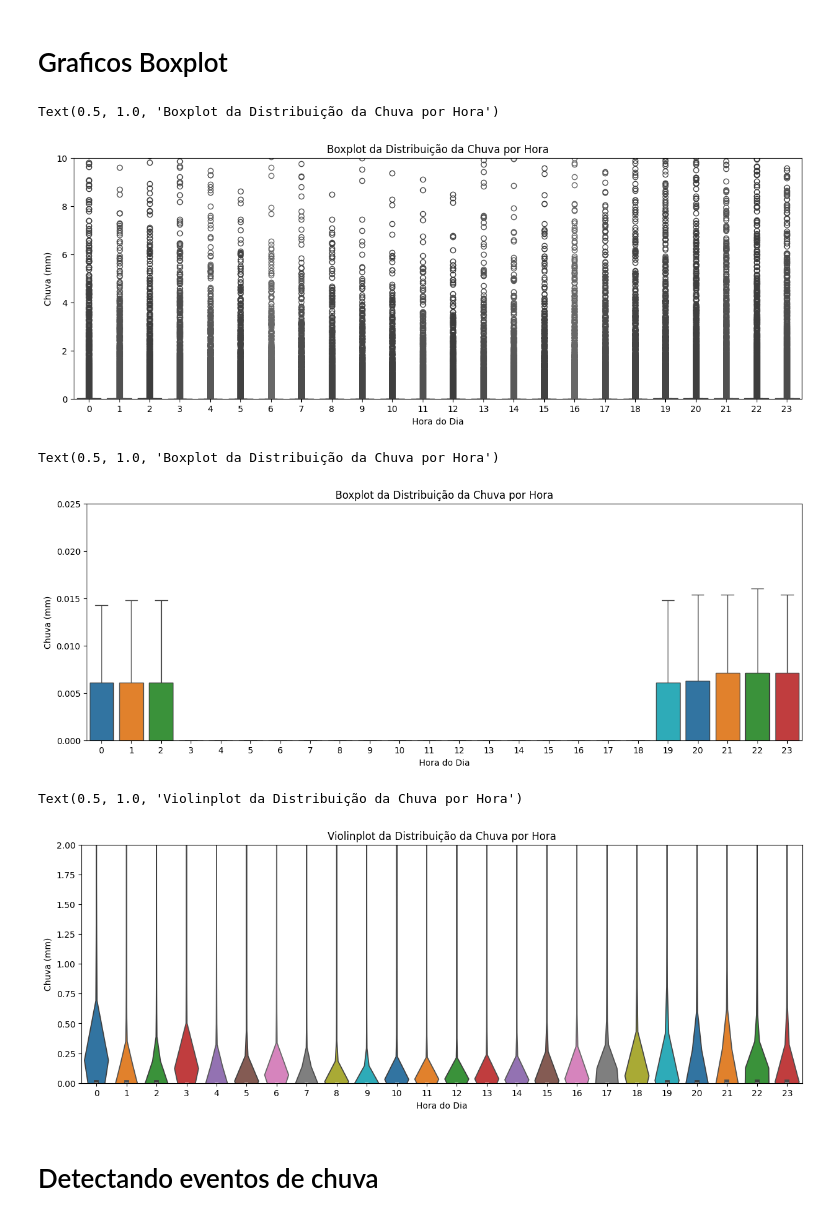
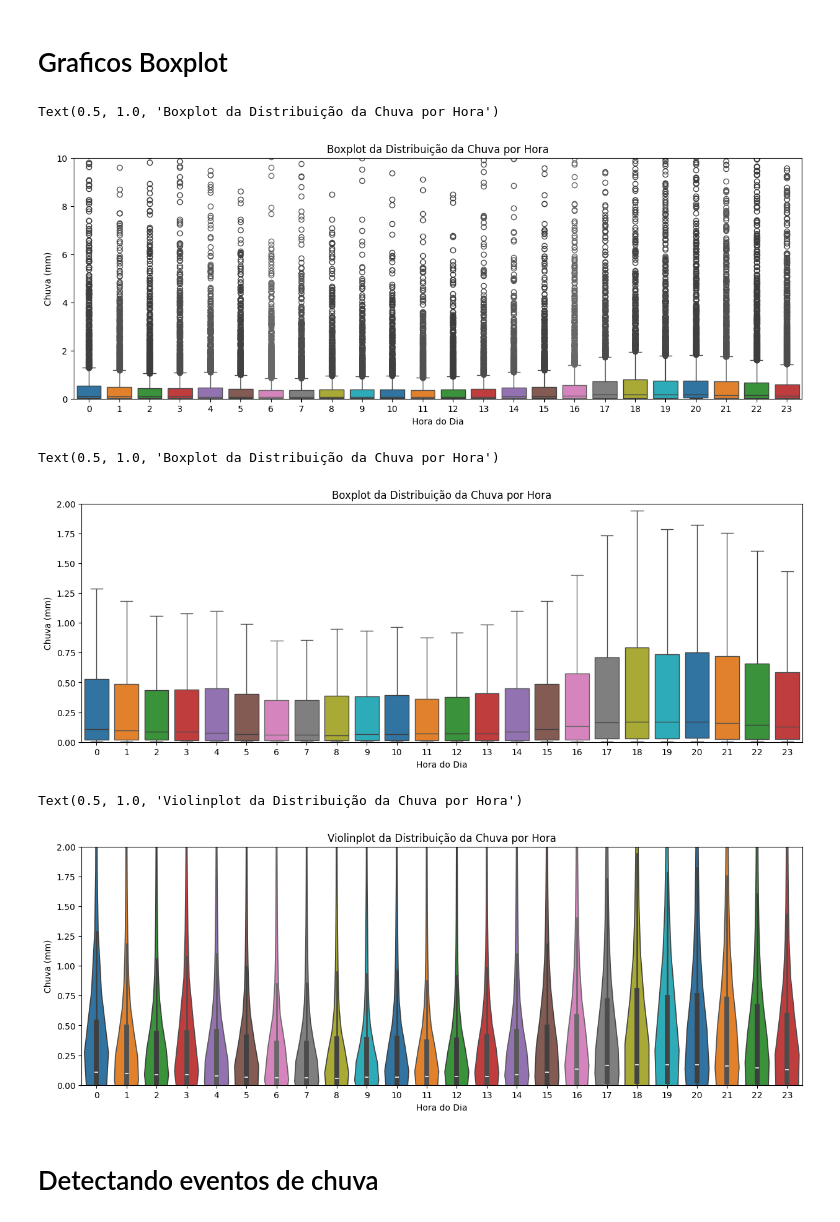
Before and after one commit to eduviana1/Eventos-Extremos-Cidade-do-Rio-de-Janeiro, a Jupyter notebook: (Edu)_TEEP_chuva_horaria.ipynb, the cells around one changed output. Saved outputs shown, nothing was run; the diff lists cells and outputs as text; code cells hidden in the pictures.

```diff
--- a/(Edu)_TEEP_chuva_horaria.ipynb
+++ b/(Edu)_TEEP_chuva_horaria.ipynb
@@ -62,47 +57,58 @@ df_estacoes
 # %% [markdown]
 # Graficos Boxplot
 # %%
-df_estacoes['Hora'] = df_estacoes['DataHora'].dt.hour
+# Boxplot distribuição horária
 fig, ax = plt.subplots(1,1, figsize = (15,5))
 
 for hora in range(0,24):
-  df_hora = df_estacoes[df_estacoes["Hora"] == hora].drop(columns = ['DataHora', 'Hora']).mean(axis = 1)
-  sns.boxplot(y = df_hora, x = [hora]*len(df_hora), ax = ax)
+  df_hora = (df_estacoes[(df_estacoes["Hora"] == hora)]
+             .drop(columns = ['DataHora', 'Hora'])
+             .mean(axis = 1) )
+  df_hora = df_hora[df_hora > 0.0]
+  sns.boxplot(y = df_hora, x = hora, ax = ax)
+
 ax.set_ylim(0,10)
 ax.set_xlabel('Hora do Dia')
 ax.set_ylabel('Chuva (mm)')
 ax.set_title('Boxplot da Distribuição da Chuva por Hora')
 # %% [output]
 Text(0.5, 1.0, 'Boxplot da Distribuição da Chuva por Hora')
-[figure, old version]
+[figure, new version]
 # %%
-df_estacoes['Hora'] = df_estacoes['DataHora'].dt.hour
+# Boxplot sem outliers
 fig, ax = plt.subplots(1,1, figsize = (15,5))
 
 for hora in range(0,24):
-  df_hora = df_estacoes[df_estacoes["Hora"] == hora].drop(columns = ['DataHora', 'Hora']).mean(axis = 1)
-  sns.boxplot(y = df_hora, x = [hora]*len(df_hora), ax = ax, showfliers = False)
-ax.set_ylim(0,0.025)
+  df_hora = (df_estacoes[(df_estacoes["Hora"] == hora)]
+             .drop(columns = ['DataHora', 'Hora'])
+             .mean(axis = 1) )
+  df_hora = df_hora[df_hora > 0.0]
+  sns.boxplot(y = df_hora, x = hora, ax = ax, showfliers = False)
+
+ax.set_ylim(0,2)
 ax.set_xlabel('Hora do Dia')
 ax.set_ylabel('Chuva (mm)')
 ax.set_title('Boxplot da Distribuição da Chuva por Hora')
 # %% [output]
 Text(0.5, 1.0, 'Boxplot da Distribuição da Chuva por Hora')
-[figure, old version]
+[figure, new version]
 # %%
-df_estacoes['Hora'] = df_estacoes['DataHora'].dt.hour
+# Violinplot
 fig, ax = plt.subplots(1,1, figsize = (15,5))
 
 for hora in range(0,24):
-  df_hora = df_estacoes[df_estacoes["Hora"] == hora].drop(columns = ['DataHora', 'Hora']).mean(axis = 1)
-  sns.violinplot(y = df_hora, x = [hora]*len(df_hora), ax = ax)
+  df_hora = (df_estacoes[(df_estacoes["Hora"] == hora)]
+             .drop(columns = ['DataHora', 'Hora'])
+             .mean(axis = 1) )
+  df_hora = df_hora[df_hora > 0.0]
+  sns.violinplot(y = df_hora, x = hora, ax = ax)
 ax.set_ylim(0,2)
 ax.set_xlabel('Hora do Dia')
 ax.set_ylabel('Chuva (mm)')
 ax.set_title('Violinplot da Distribuição da Chuva por Hora')
 # %% [output]
 Text(0.5, 1.0, 'Violinplot da Distribuição da Chuva por Hora')
-[figure, old version]
+[figure, new version]
 # %% [markdown]
 # Detectando eventos de chuva
 # %%
```
Also changed, not shown: parts of 4 cells of this notebook.
